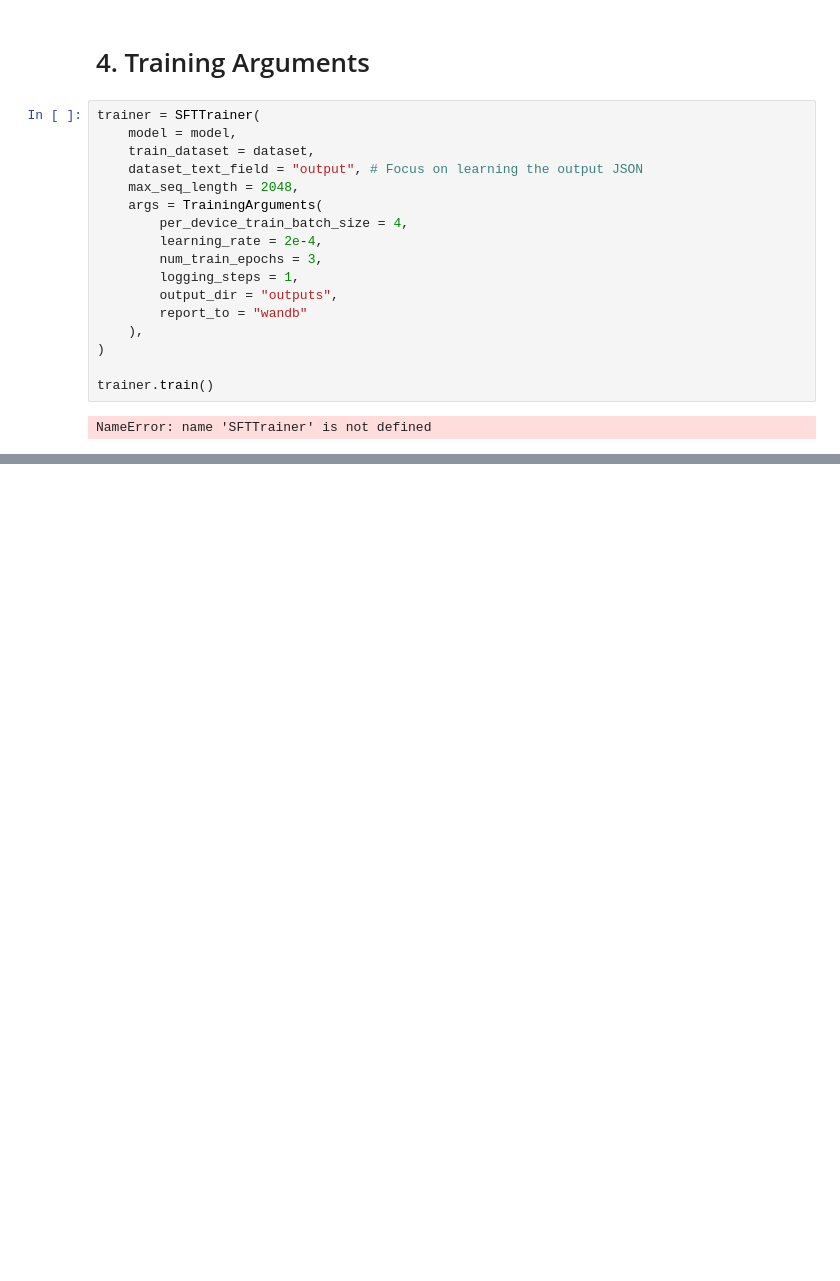
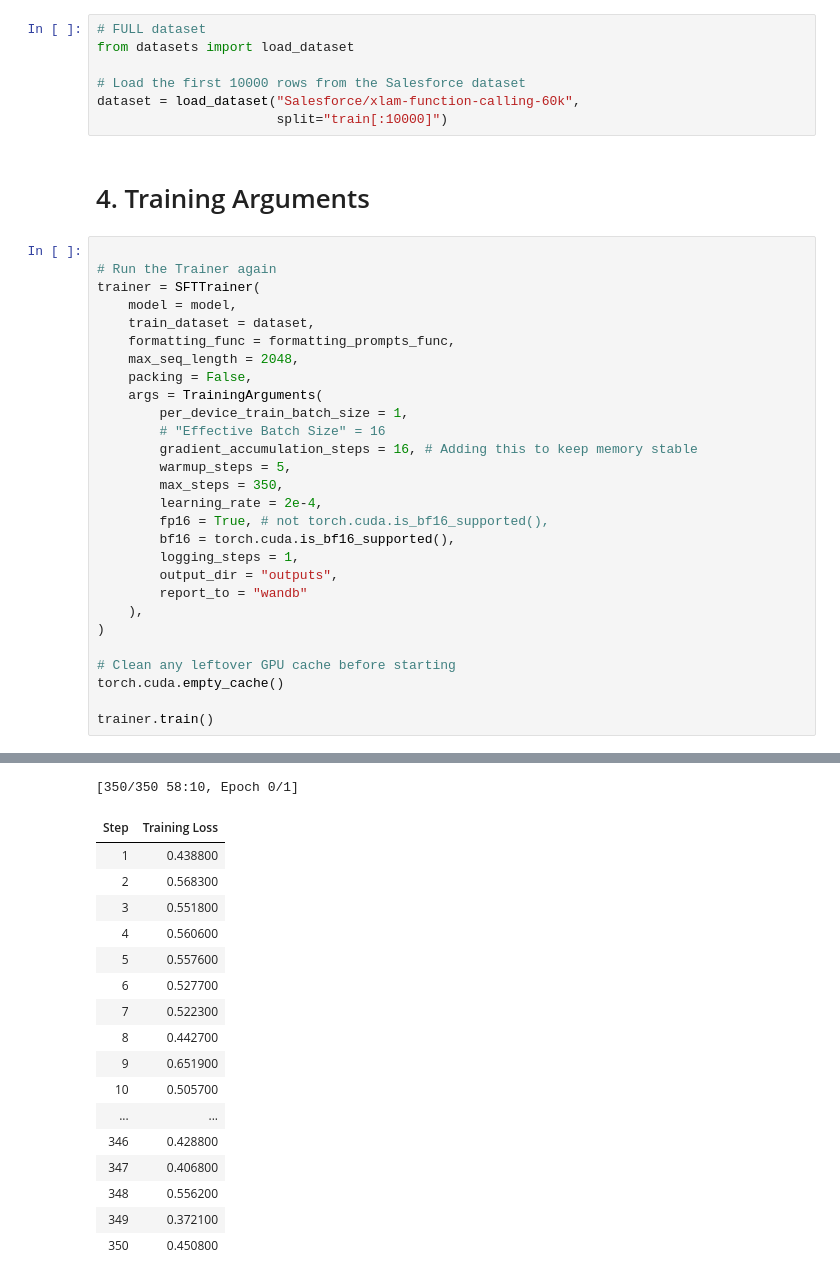
Before and after one commit to shrisha-rao/schemapilot, a Jupyter notebook: notebooks/train.ipynb, the cells around one changed output, grey strips where cells are left out. Saved outputs shown, nothing was run; the diff lists cells and outputs as text; blank space fills up the shorter version.

```diff
--- a/notebooks/train.ipynb
+++ b/notebooks/train.ipynb
@@ -50,21 +135,38 @@ dataset = load_dataset("json", data_files="data/training_data.jsonl", split="tra
+# %%
+# FULL dataset
+from datasets import load_dataset
+
+# Load the first 10000 rows from the Salesforce dataset
+dataset = load_dataset("Salesforce/xlam-function-calling-60k",
+                       split="train[:10000]")
 # %% [markdown]
 # 4. Training Arguments
-# %%
-trainer = SFTTrainer(
-    model = model,
-    train_dataset = dataset,
-    dataset_text_field = "output", # Focus on learning the output JSON
-    max_seq_length = 2048,
-    args = TrainingArguments(
-        per_device_train_batch_size = 4,
-        learning_rate = 2e-4,
-        num_train_epochs = 3,
-        logging_steps = 1,
-        output_dir = "outputs",
-        report_to = "wandb"
-    ),
-)
-
-trainer.train()
-# %% [output]
-NameError: name 'SFTTrainer' is not defined
+# %%
+
+# Run the Trainer again
+trainer = SFTTrainer(
+    model = model,
+    train_dataset = dataset,
+    formatting_func = formatting_prompts_func,
+    max_seq_length = 2048,
+    packing = False,
+    args = TrainingArguments(
+        per_device_train_batch_size = 1,
+        # "Effective Batch Size" = 16
+        gradient_accumulation_steps = 16, # Adding this to keep memory stable
+        warmup_steps = 5,
+        max_steps = 350,
+        learning_rate = 2e-4,
+        fp16 = True, # not torch.cuda.is_bf16_supported(),
+        bf16 = torch.cuda.is_bf16_supported(),
+        logging_steps = 1,
+        output_dir = "outputs",
+        report_to = "wandb"
+    ),
+)
+
+# Clean any leftover GPU cache before starting
+torch.cuda.empty_cache()
+
+trainer.train()
+# %% [output]
@@ -70,0 +178,18 @@ NameError: name 'SFTTrainer' is not defined
+[350/350 58:10, Epoch 0/1]
+| Step | Training Loss |
+| 1 | 0.438800 |
+| 2 | 0.568300 |
+| 3 | 0.551800 |
+| 4 | 0.560600 |
+| 5 | 0.557600 |
+| 6 | 0.527700 |
+| 7 | 0.522300 |
+| 8 | 0.442700 |
+| 9 | 0.651900 |
+| 10 | 0.505700 |
+| ... | ... |
+| 346 | 0.428800 |
+| 347 | 0.406800 |
+| 348 | 0.556200 |
+| 349 | 0.372100 |
+| 350 | 0.450800 |
```
Also changed, not shown: parts of 30 cells of this notebook.
